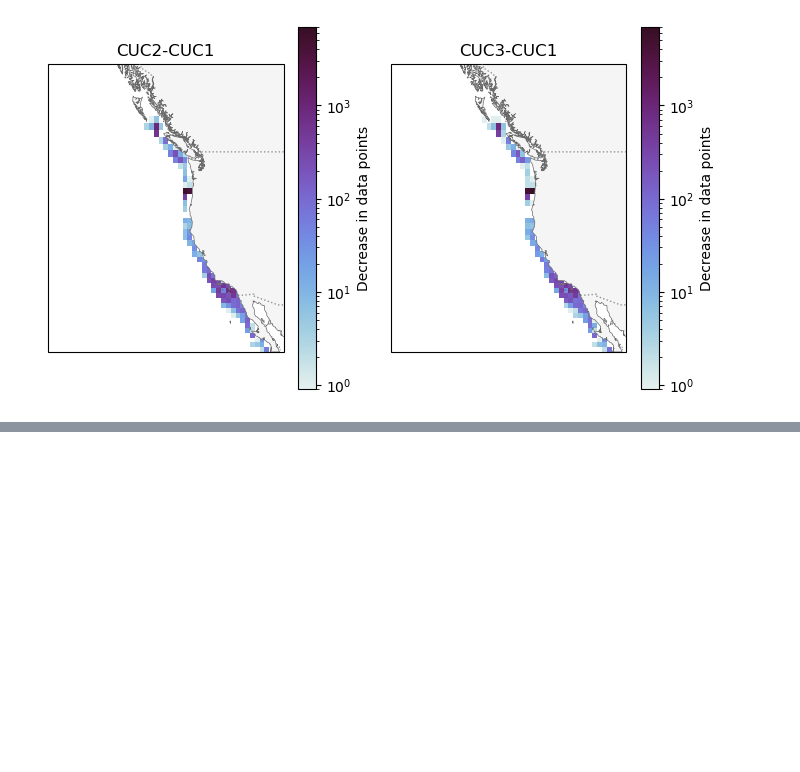
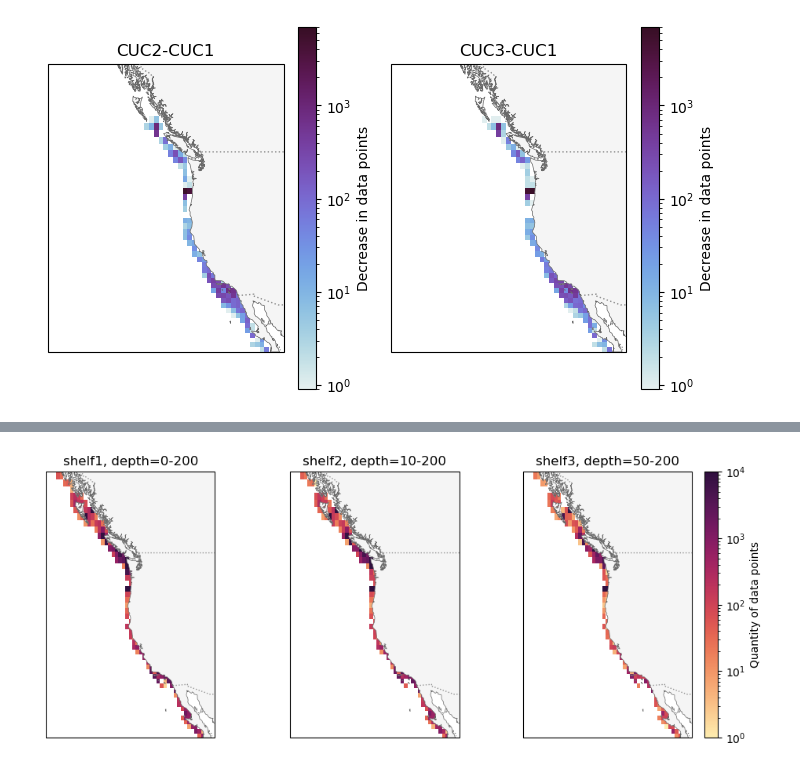
Before and after one commit to UBC-MOAD/analysis-becca, a Jupyter notebook: Synthesis/sensitivity.ipynb, the cells around one changed output, grey strips where cells are left out. Cells and saved outputs as stored; diff of their text form; code cells hidden in the pictures; blank space fills up the shorter version.

Commit message:
sensitivity on CC and shelf choices

```diff
--- a/Synthesis/sensitivity.ipynb
+++ b/Synthesis/sensitivity.ipynb
@@ -312,0 +360,91 @@ plt.tight_layout()
+# %%
+# the main option for the shelf has already been defined
+shelf1 = obs[obs['current'] == 'shelf']
+shelf1['dist'] = shelf1.NSdist
+
+# what makes sense to play around with here is if we removed the surface layers
+# small cuttoff = range 2 = 10 m
+# big cuttoff = range 3 = 50 m
+
+# since these are within the current shelf bounds we can work with the shelf1 dataset
+shelf2 = shelf1[(shelf1['depth (m)']>10)]
+shelf3 = shelf1[(shelf1['depth (m)']>50)]
+# %%
+# plot extent
+
+############
+# ALL MAPS #
+############
+
+xlim, ylim = [-138, -110.2], [25, 57]
+proj= crs.Mercator(np.mean(xlim), *ylim)
+fig, ax = plt.subplots(1,3,figsize=(10,4),subplot_kw={'projection': proj})
+
+for axs in ax:
+    # Make plot area
+    axs.set_extent(xlim + ylim)
+    # Draw coastline
+    axs.add_feature(feature.GSHHSFeature('low', edgecolor='dimgray', facecolor='whitesmoke', lw=0.5), zorder=2)
+    # add canada USA border
+    axs.add_feature(feature.BORDERS, linestyle='dotted', edgecolor='dimgray', alpha=0.7, zorder=3)
+
+xbin = np.linspace(xlim[0],xlim[1],50)
+ybin = np.linspace(ylim[0],ylim[1],50)
+vmin,vmax = 1,10000
+
+##########
+# shelf1 #
+##########
+ax[0].set_title("shelf1, depth=0-200")
+
+lon = shelf1['longitude (degrees_east)']
+lat = shelf1['latitude (degrees_north)']
+
+# Create 2D histogram
+hist1, xedges, yedges = np.histogram2d(lon, lat, bins=[xbin,ybin])
+
+# Convert bin edges to meshgrid
+xcenters = 0.5 * (xedges[:-1] + xedges[1:])
+ycenters = 0.5 * (yedges[:-1] + yedges[1:])
+X, Y = np.meshgrid(xcenters, ycenters)
+# only need to do this once bc bins are the same for all three plots
+
+# Plot using pcolormesh
+pcm = ax[0].pcolormesh(X, Y, hist1.T, cmap=cm.cm.matter, norm='log', vmin=vmin, vmax=vmax, transform=crs.PlateCarree())
+# fig.colorbar(pcm, ax=ax[0], location='right',orientation='vertical',label="Quantity of data points")
+
+
+##########
+# shelf2 #
+##########
+ax[1].set_title("shelf2, depth=10-200")
+
+lon = shelf2['longitude (degrees_east)']
+lat = shelf2['latitude (degrees_north)']
+
+# Create 2D histogram
+hist2, xedges, yedges = np.histogram2d(lon, lat, bins=[xbin,ybin])
+
+# Plot using pcolormesh
+pcm = ax[1].pcolormesh(X, Y, hist2.T, cmap=cm.cm.matter, norm='log', vmin=vmin, vmax=vmax, transform=crs.PlateCarree())
+# fig.colorbar(pcm, ax=ax[0], location='right',orientation='vertical',label="Quantity of data points")
+
+
+##########
+# shelf3 #
+##########
+ax[2].set_title("shelf3, depth=50-200")
+
+lon = shelf3['longitude (degrees_east)']
+lat = shelf3['latitude (degrees_north)']
+
+# Create 2D histogram
+hist3, xedges, yedges = np.histogram2d(lon, lat, bins=[xbin,ybin])
+
+# Plot using pcolormesh
+pcm = ax[2].pcolormesh(X, Y, hist3.T, cmap=cm.cm.matter, norm='log', vmin=vmin, vmax=vmax, transform=crs.PlateCarree())
+fig.colorbar(pcm, ax=ax[2], location='right',orientation='vertical',label="Quantity of data points")
+
+plt.tight_layout()
+# %% [output]
+[figure, added]
```
Also changed, not shown: parts of 39 cells of this notebook.
